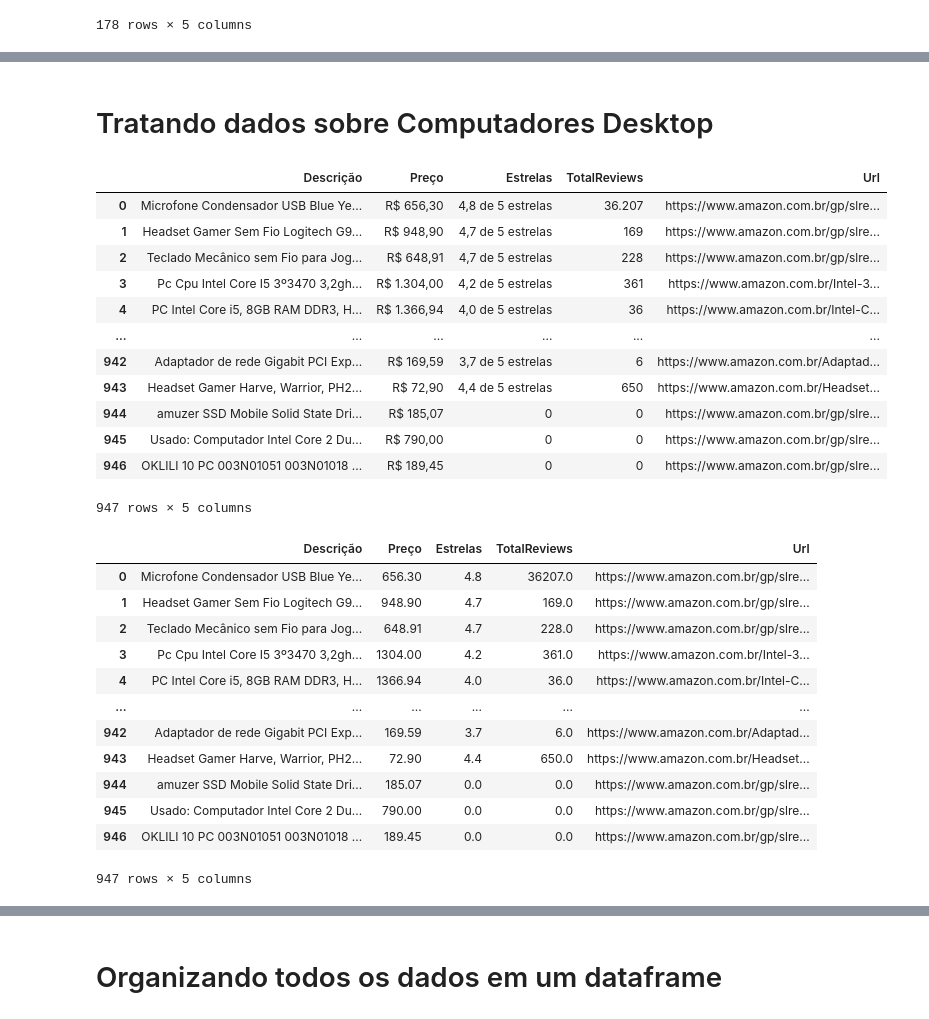
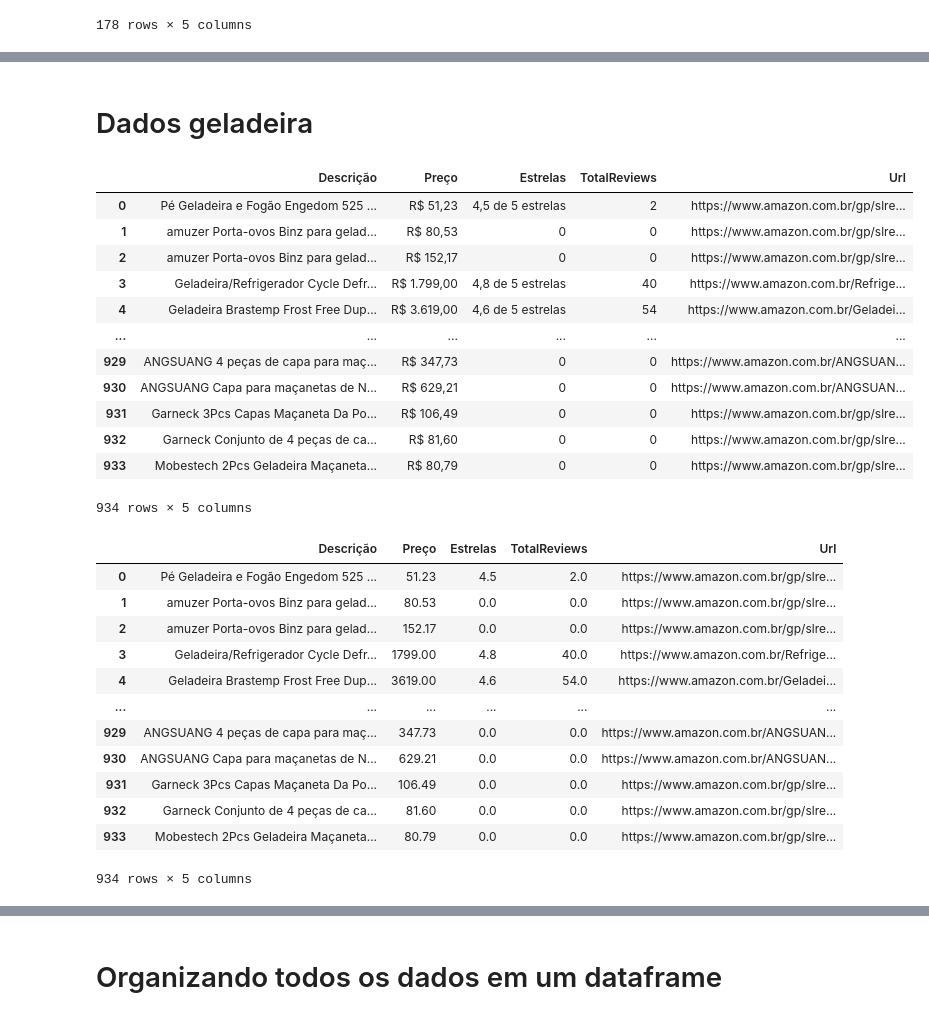
Before and after one commit to vitordutra/desafio-3-trilhas-webscraping, a Jupyter notebook: amazon/analise_dados_amazon.ipynb, the cells around one changed output, grey strips where cells are left out. Saved outputs shown, nothing was run; the diff lists cells and outputs as text; code cells hidden in the pictures.

Commit message:
adicionando dados de geladeiras na amazon

```diff
--- a/amazon/analise_dados_amazon.ipynb
+++ b/amazon/analise_dados_amazon.ipynb
@@ -346,37 +334,37 @@ dados_tv
 178 rows × 7 columns
-# %% [markdown]
-# Tratando dados sobre Computadores Desktop
+# %% [markdown]
+# Dados geladeira
 # %%
-dados_pc = pd.read_csv('output/dataset_pc.csv',sep=';')
-dados_pc
+dados_geladeira = pd.read_csv('output/dataset_geladeira.csv',sep=';')
+dados_geladeira
 # %% [output]
 |  | Descrição | Preço | Estrelas | TotalReviews | Url |
-| 0 | Microfone Condensador USB Blue Ye... | R$ 656,30 | 4,8 de 5 estrelas | 36.207 | https://www.amazon.com.br/gp/slre... |
-| 1 | Headset Gamer Sem Fio Logitech G9... | R$ 948,90 | 4,7 de 5 estrelas | 169 | https://www.amazon.com.br/gp/slre... |
-| 2 | Teclado Mecânico sem Fio para Jog... | R$ 648,91 | 4,7 de 5 estrelas | 228 | https://www.amazon.com.br/gp/slre... |
-| 3 | Pc Cpu Intel Core I5 3º3470 3,2gh... | R$ 1.304,00 | 4,2 de 5 estrelas | 361 | https://www.amazon.com.br/Intel-3... |
-| 4 | PC Intel Core i5, 8GB RAM DDR3, H... | R$ 1.366,94 | 4,0 de 5 estrelas | 36 | https://www.amazon.com.br/Intel-C... |
+| 0 | Pé Geladeira e Fogão Engedom 525 ... | R$ 51,23 | 4,5 de 5 estrelas | 2 | https://www.amazon.com.br/gp/slre... |
+| 1 | amuzer Porta-ovos Binz para gelad... | R$ 80,53 | 0 | 0 | https://www.amazon.com.br/gp/slre... |
+| 2 | amuzer Porta-ovos Binz para gelad... | R$ 152,17 | 0 | 0 | https://www.amazon.com.br/gp/slre... |
+| 3 | Geladeira/Refrigerador Cycle Defr... | R$ 1.799,00 | 4,8 de 5 estrelas | 40 | https://www.amazon.com.br/Refrige... |
+| 4 | Geladeira Brastemp Frost Free Dup... | R$ 3.619,00 | 4,6 de 5 estrelas | 54 | https://www.amazon.com.br/Geladei... |
 | ... | ... | ... | ... | ... | ... |
-| 942 | Adaptador de rede Gigabit PCI Exp... | R$ 169,59 | 3,7 de 5 estrelas | 6 | https://www.amazon.com.br/Adaptad... |
-| 943 | Headset Gamer Harve, Warrior, PH2... | R$ 72,90 | 4,4 de 5 estrelas | 650 | https://www.amazon.com.br/Headset... |
-| 944 | amuzer SSD Mobile Solid State Dri... | R$ 185,07 | 0 | 0 | https://www.amazon.com.br/gp/slre... |
-| 945 | Usado: Computador Intel Core 2 Du... | R$ 790,00 | 0 | 0 | https://www.amazon.com.br/gp/slre... |
-| 946 | OKLILI 10 PC 003N01051 003N01018 ... | R$ 189,45 | 0 | 0 | https://www.amazon.com.br/gp/slre... |
+| 929 | ANGSUANG 4 peças de capa para maç... | R$ 347,73 | 0 | 0 | https://www.amazon.com.br/ANGSUAN... |
+| 930 | ANGSUANG Capa para maçanetas de N... | R$ 629,21 | 0 | 0 | https://www.amazon.com.br/ANGSUAN... |
+| 931 | Garneck 3Pcs Capas Maçaneta Da Po... | R$ 106,49 | 0 | 0 | https://www.amazon.com.br/gp/slre... |
+| 932 | Garneck Conjunto de 4 peças de ca... | R$ 81,60 | 0 | 0 | https://www.amazon.com.br/gp/slre... |
+| 933 | Mobestech 2Pcs Geladeira Maçaneta... | R$ 80,79 | 0 | 0 | https://www.amazon.com.br/gp/slre... |
-947 rows × 5 columns
+934 rows × 5 columns
 # %%
-arruma_df(dados_pc)
+arruma_df(dados_geladeira)
 # %% [output]
 |  | Descrição | Preço | Estrelas | TotalReviews | Url |
-| 0 | Microfone Condensador USB Blue Ye... | 656.30 | 4.8 | 36207.0 | https://www.amazon.com.br/gp/slre... |
-| 1 | Headset Gamer Sem Fio Logitech G9... | 948.90 | 4.7 | 169.0 | https://www.amazon.com.br/gp/slre... |
-| 2 | Teclado Mecânico sem Fio para Jog... | 648.91 | 4.7 | 228.0 | https://www.amazon.com.br/gp/slre... |
-| 3 | Pc Cpu Intel Core I5 3º3470 3,2gh... | 1304.00 | 4.2 | 361.0 | https://www.amazon.com.br/Intel-3... |
-| 4 | PC Intel Core i5, 8GB RAM DDR3, H... | 1366.94 | 4.0 | 36.0 | https://www.amazon.com.br/Intel-C... |
+| 0 | Pé Geladeira e Fogão Engedom 525 ... | 51.23 | 4.5 | 2.0 | https://www.amazon.com.br/gp/slre... |
+| 1 | amuzer Porta-ovos Binz para gelad... | 80.53 | 0.0 | 0.0 | https://www.amazon.com.br/gp/slre... |
+| 2 | amuzer Porta-ovos Binz para gelad... | 152.17 | 0.0 | 0.0 | https://www.amazon.com.br/gp/slre... |
+| 3 | Geladeira/Refrigerador Cycle Defr... | 1799.00 | 4.8 | 40.0 | https://www.amazon.com.br/Refrige... |
+| 4 | Geladeira Brastemp Frost Free Dup... | 3619.00 | 4.6 | 54.0 | https://www.amazon.com.br/Geladei... |
 | ... | ... | ... | ... | ... | ... |
-| 942 | Adaptador de rede Gigabit PCI Exp... | 169.59 | 3.7 | 6.0 | https://www.amazon.com.br/Adaptad... |
-| 943 | Headset Gamer Harve, Warrior, PH2... | 72.90 | 4.4 | 650.0 | https://www.amazon.com.br/Headset... |
-| 944 | amuzer SSD Mobile Solid State Dri... | 185.07 | 0.0 | 0.0 | https://www.amazon.com.br/gp/slre... |
-| 945 | Usado: Computador Intel Core 2 Du... | 790.00 | 0.0 | 0.0 | https://www.amazon.com.br/gp/slre... |
-| 946 | OKLILI 10 PC 003N01051 003N01018 ... | 189.45 | 0.0 | 0.0 | https://www.amazon.com.br/gp/slre... |
+| 929 | ANGSUANG 4 peças de capa para maç... | 347.73 | 0.0 | 0.0 | https://www.amazon.com.br/ANGSUAN... |
+| 930 | ANGSUANG Capa para maçanetas de N... | 629.21 | 0.0 | 0.0 | https://www.amazon.com.br/ANGSUAN... |
+| 931 | Garneck 3Pcs Capas Maçaneta Da Po... | 106.49 | 0.0 | 0.0 | https://www.amazon.com.br/gp/slre... |
+| 932 | Garneck Conjunto de 4 peças de ca... | 81.60 | 0.0 | 0.0 | https://www.amazon.com.br/gp/slre... |
+| 933 | Mobestech 2Pcs Geladeira Maçaneta... | 80.79 | 0.0 | 0.0 | https://www.amazon.com.br/gp/slre... |
-947 rows × 5 columns
+934 rows × 5 columns
 # %%
```
Also changed, not shown: parts of 13 cells of this notebook, 4 other files.
